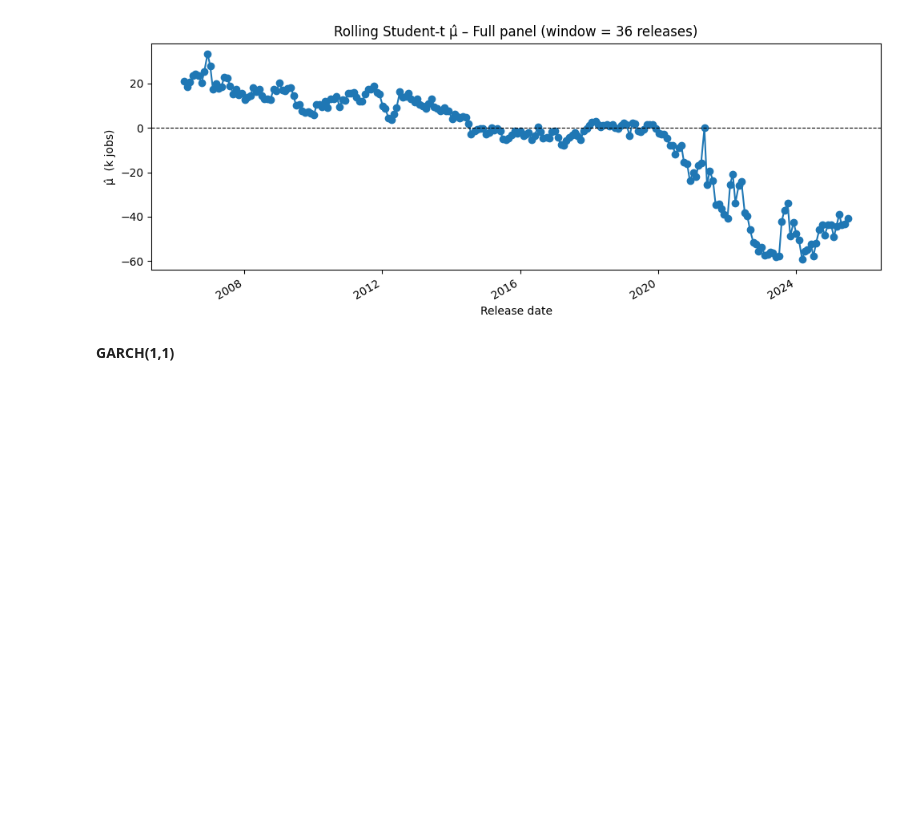
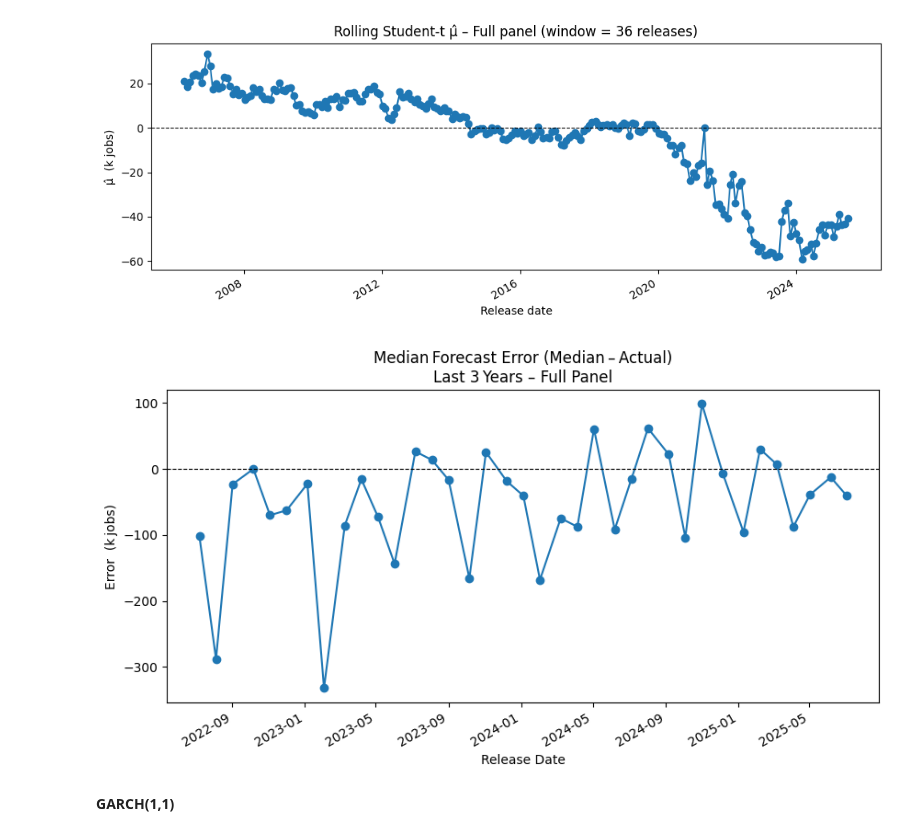
Before and after one commit to nicwjh/nfp-forecasting, a Jupyter notebook: notebooks/nfp_3_point.ipynb, the cells around one changed output. Drawn from its saved outputs; the diff is of its cells as text; code cells hidden in the pictures; blank space fills up the shorter version.

```diff
--- a/notebooks/nfp_3_point.ipynb
+++ b/notebooks/nfp_3_point.ipynb
@@ -1889,6 +1887,34 @@ window
 36     232.000 -4.780 22.900  -59.200  -9.860 0.600 12.740  33.360
 [figure]
 [figure]
+# %%
+# let's visualize the recent prediction errors (consensus(median) - actual)
+
+# 1. Compute the error series
+per_rel = (df_full.groupby("release_date")
+                     .agg(median_fc=("median_forecast", "median"),
+                          actual=("actual", "first"))
+                     .reset_index()
+                     .sort_values("release_date"))
+
+per_rel["error"] = per_rel["median_fc"] - per_rel["actual"]
+
+# 2. Filter to the last 3 years
+latest_date = per_rel["release_date"].max()
+cutoff_date = latest_date - pd.DateOffset(years=3)
+last3y = per_rel[per_rel["release_date"] >= cutoff_date]
+
+# 3. Plot
+fig, ax = plt.subplots(figsize=(10, 5))
+ax.plot(last3y["release_date"], last3y["error"], marker="o")
+ax.axhline(0, color="black", lw=0.8, ls="--")
+ax.set_title("Median Forecast Error (Median – Actual)\nLast 3 Years – Full Panel")
+ax.set_xlabel("Release Date")
+ax.set_ylabel("Error  (k jobs)")
+fig.autofmt_xdate()
+plt.show()
+# %% [output]
+[figure, added]
 # %% [markdown]
 **GARCH(1,1)**
 # %%
```
Also changed, not shown: parts of 3 cells of this notebook.
